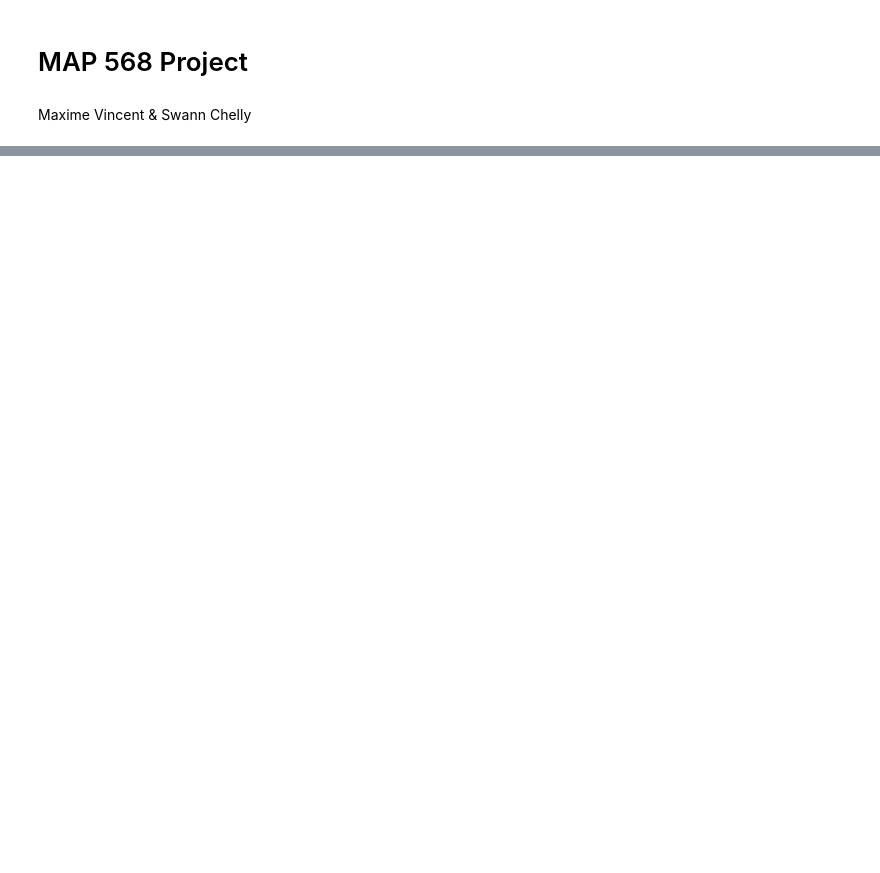
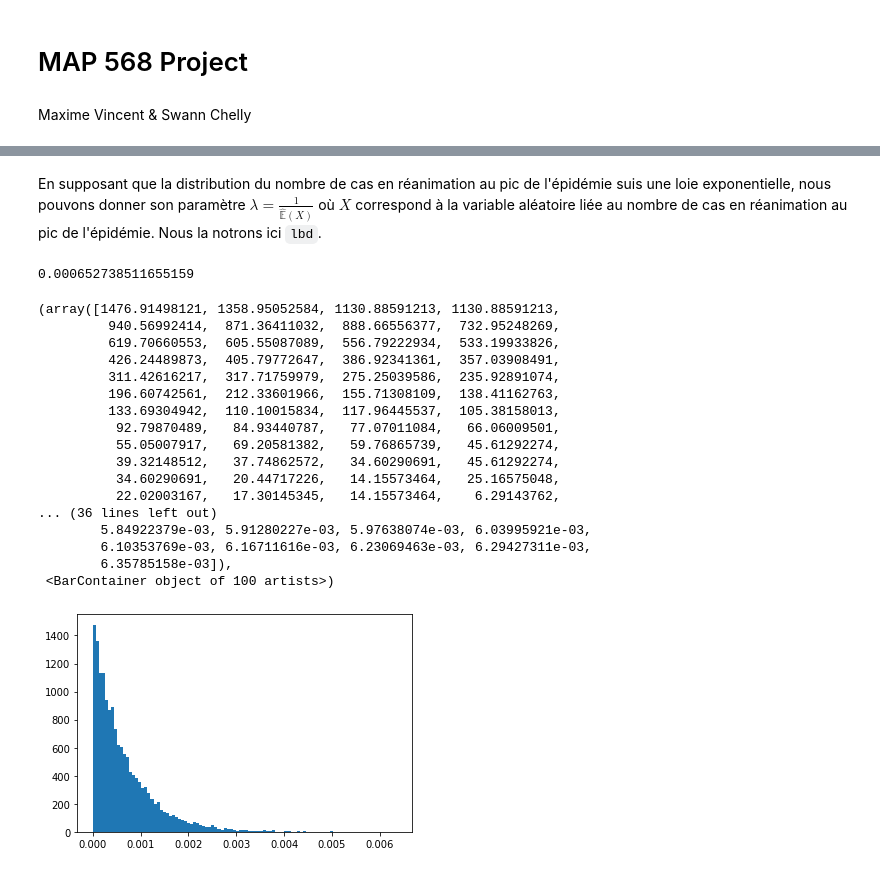
Before and after one commit to SwannChelly/MAP568, a Jupyter notebook: src/Project.ipynb, the cells around one changed output, grey strips where cells are left out. Drawn from its saved outputs; the diff is of its cells as text; code cells hidden in the pictures; blank space fills up the shorter version.

```diff
--- a/src/Project.ipynb
+++ b/src/Project.ipynb
@@ -142,0 +158,27 @@ La valeur moyenne du pic est de 903.634532634414 et appartient à l'intervalle d
+# %% [markdown]
+En supposant que la distribution du nombre de cas en réanimation au pic de l'épidémie suis une loie exponentielle, nous pouvons donner son paramètre $\lambda = \frac{1}{\mathbb{\hat{E}}(X)}$ où $X$ correspond à la variable aléatoire liée au nombre de cas en réanimation au pic de l'épidémie. Nous la notrons ici `lbd`.
+# %%
+lbd = 1/mean_value
+print(lbd)
+Y = np.random.exponential(lbd,10000)
+plt.hist(Y,bins = 100,density = True)
+# %% [output]
+0.000652738511655159
+(array([1476.91498121, 1358.95052584, 1130.88591213, 1130.88591213,
+         940.56992414,  871.36411032,  888.66556377,  732.95248269,
+         619.70660553,  605.55087089,  556.79222934,  533.19933826,
+         426.24489873,  405.79772647,  386.92341361,  357.03908491,
+         311.42616217,  317.71759979,  275.25039586,  235.92891074,
+         196.60742561,  212.33601966,  155.71308109,  138.41162763,
+         133.69304942,  110.10015834,  117.96445537,  105.38158013,
+          92.79870489,   84.93440787,   77.07011084,   66.06009501,
+          55.05007917,   69.20581382,   59.76865739,   45.61292274,
+          39.32148512,   37.74862572,   34.60290691,   45.61292274,
+          34.60290691,   20.44717226,   14.15573464,   25.16575048,
+          22.02003167,   17.30145345,   14.15573464,    6.29143762,
+... (36 lines left out)
+        5.84922379e-03, 5.91280227e-03, 5.97638074e-03, 6.03995921e-03,
+        6.10353769e-03, 6.16711616e-03, 6.23069463e-03, 6.29427311e-03,
+        6.35785158e-03]),
+ <BarContainer object of 100 artists>)
+[figure, added]
```
Also changed, not shown: parts of 6 cells of this notebook.
